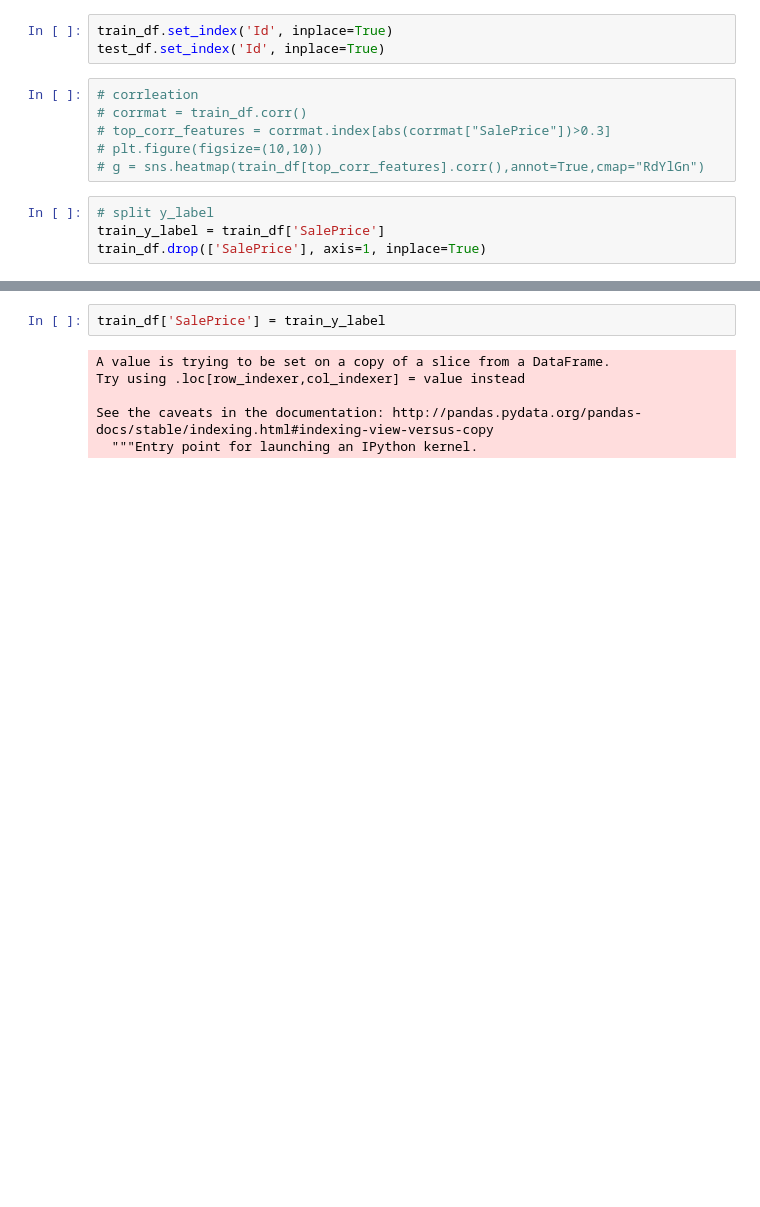
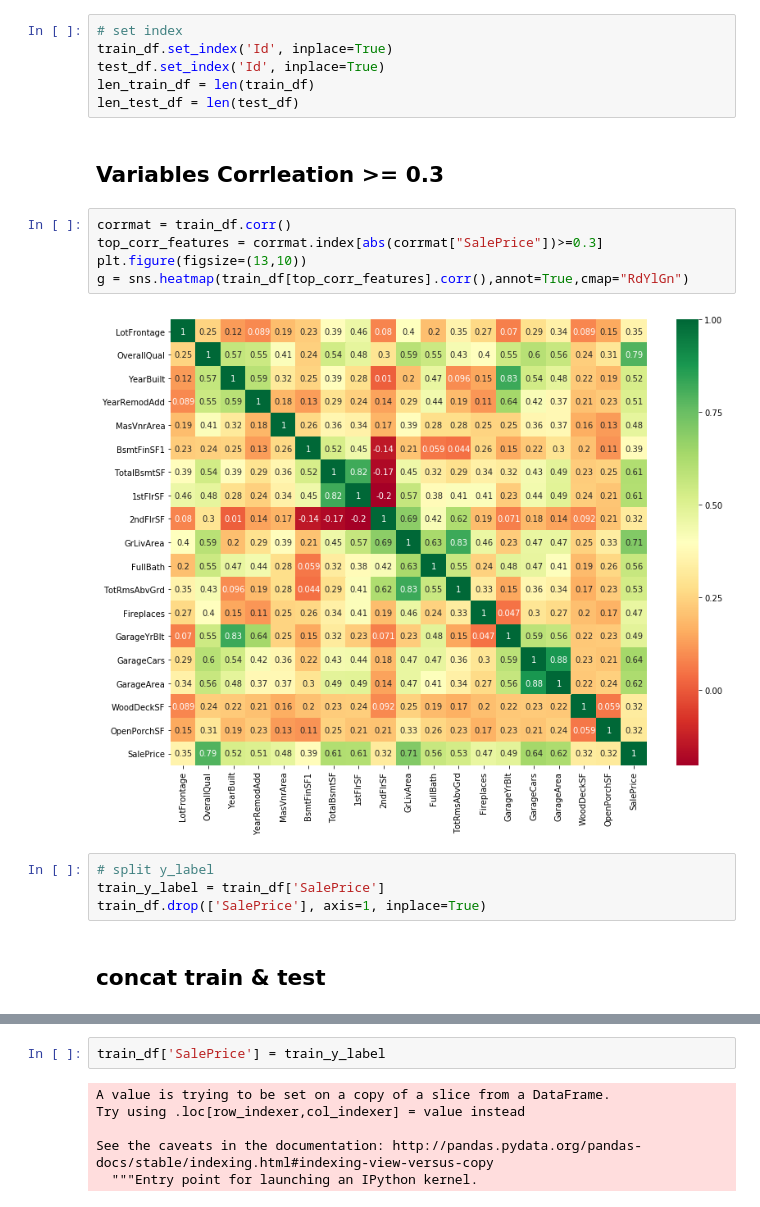
Before and after one commit to jaehyeongAN/kaggle_challenge, a Jupyter notebook: boston_house_price/boston_linear_regression.ipynb, the cells around one changed output, grey strips where cells are left out. Saved outputs shown, nothing was run; the diff lists cells and outputs as text; blank space fills up the shorter version.

```diff
--- a/boston_house_price/boston_linear_regression.ipynb
+++ b/boston_house_price/boston_linear_regression.ipynb
@@ -12,16 +24,24 @@ len_test_df = len(test_df)
 # %%
+# set index
 train_df.set_index('Id', inplace=True)
 test_df.set_index('Id', inplace=True)
+len_train_df = len(train_df)
+len_test_df = len(test_df)
+# %% [markdown]
+## Variables Corrleation >= 0.3
 # %%
-# corrleation
-# corrmat = train_df.corr()
-# top_corr_features = corrmat.index[abs(corrmat["SalePrice"])>0.3]
-# plt.figure(figsize=(10,10))
-# g = sns.heatmap(train_df[top_corr_features].corr(),annot=True,cmap="RdYlGn")
+corrmat = train_df.corr()
+top_corr_features = corrmat.index[abs(corrmat["SalePrice"])>=0.3]
+plt.figure(figsize=(13,10))
+g = sns.heatmap(train_df[top_corr_features].corr(),annot=True,cmap="RdYlGn")
+# %% [output]
+[figure, added]
 # %%
 # split y_label
 train_y_label = train_df['SalePrice']
 train_df.drop(['SalePrice'], axis=1, inplace=True)
+# %% [markdown]
+## concat train & test
 # %%
 # concat train & test
 boston_df = pd.concat((train_df, test_df), axis=0)
```
Also changed, not shown: parts of 36 cells of this notebook, 3 other files.
